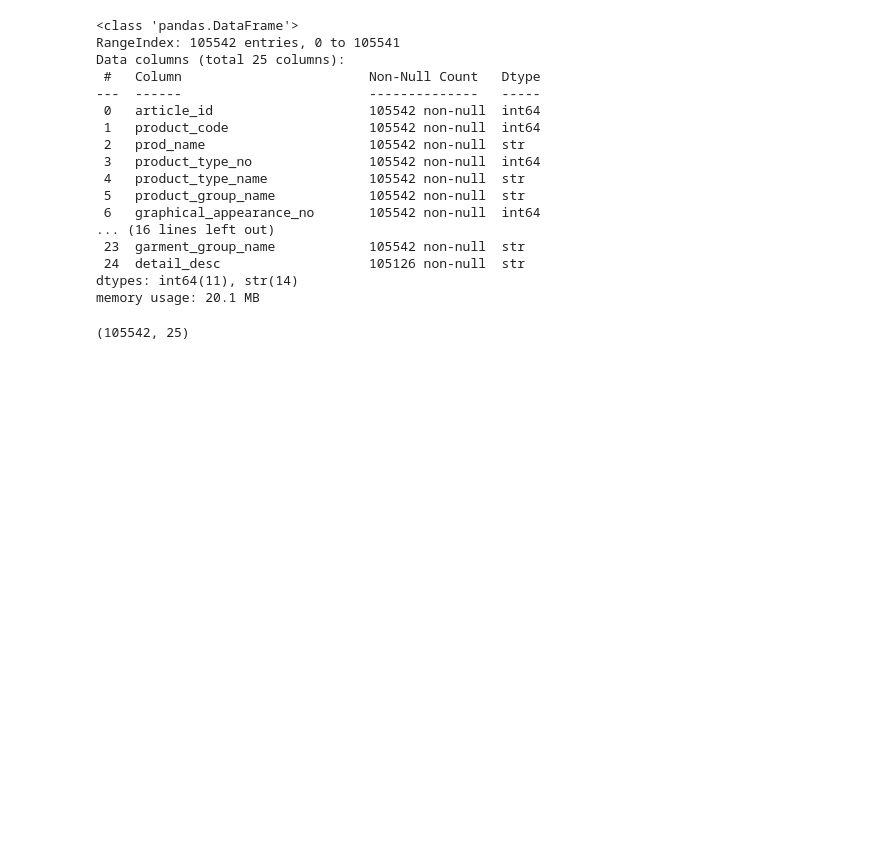
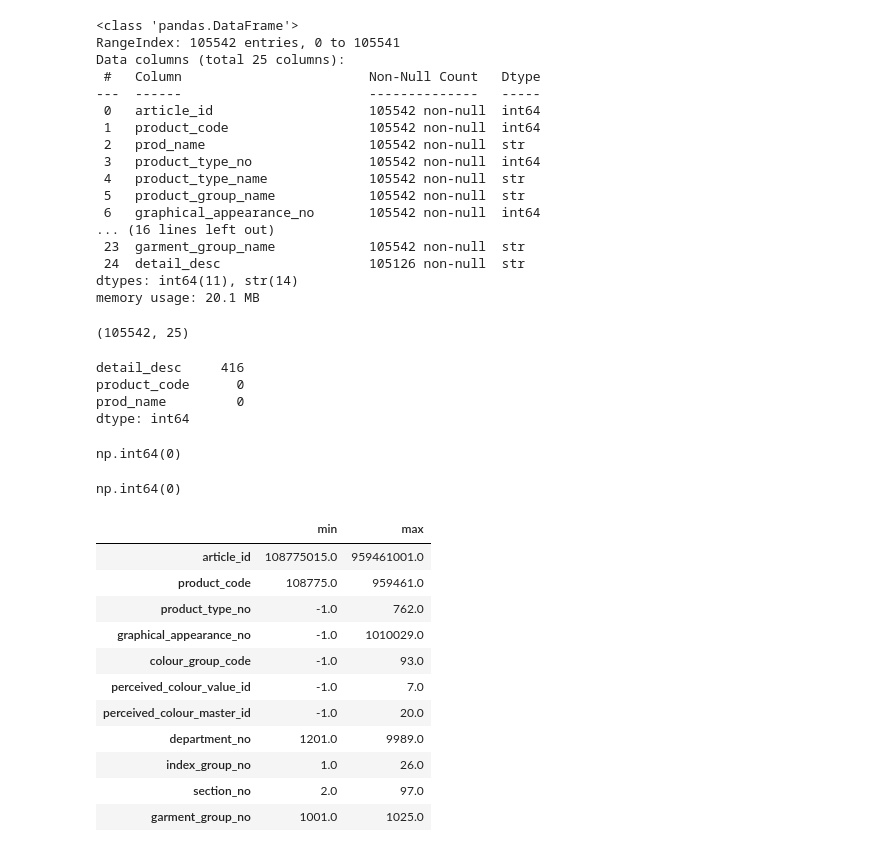
Before and after one commit to leegolem/data-commando-project, a Jupyter notebook: notebooks/member2/1. Prepare_2_lee.ipynb, the cells around one changed output. Drawn from its saved outputs; the diff is of its cells as text; code cells hidden in the pictures; blank space fills up the shorter version.

```diff
--- a/notebooks/member2/Prepare_2_lee.ipynb
+++ b/notebooks/member2/1. Prepare_2_lee.ipynb
@@ -153,3 +225,34 @@ memory usage: 20.1 MB
 articles.shape
 # %% [output]
 (105542, 25)
+# %%
+na_a = articles.isna().sum().sort_values(ascending=False)
+na_a.head(3)
+# %% [output]
+detail_desc     416
+product_code      0
+prod_name         0
+dtype: int64
+# %%
+articles.duplicated().sum()
+# %% [output]
+np.int64(0)
+# %%
+articles["article_id"].duplicated().sum()
+# %% [output]
+np.int64(0)
+# %%
+articles.describe().T[["min", "max"]]
+# %% [output]
+|  | min | max |
+| article_id | 108775015.0 | 959461001.0 |
+| product_code | 108775.0 | 959461.0 |
+| product_type_no | -1.0 | 762.0 |
+| graphical_appearance_no | -1.0 | 1010029.0 |
+| colour_group_code | -1.0 | 93.0 |
+| perceived_colour_value_id | -1.0 | 7.0 |
+| perceived_colour_master_id | -1.0 | 20.0 |
+| department_no | 1201.0 | 9989.0 |
+| index_group_no | 1.0 | 26.0 |
+| section_no | 2.0 | 97.0 |
+| garment_group_no | 1001.0 | 1025.0 |
```
Also changed, not shown: parts of 27 cells of this notebook, 6 other files.
